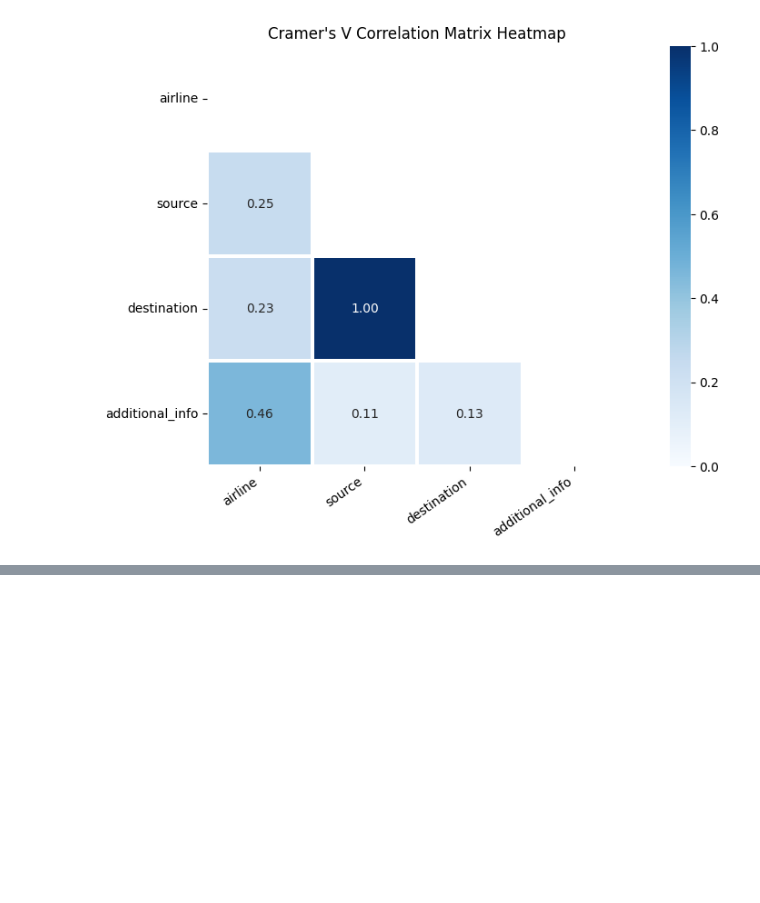
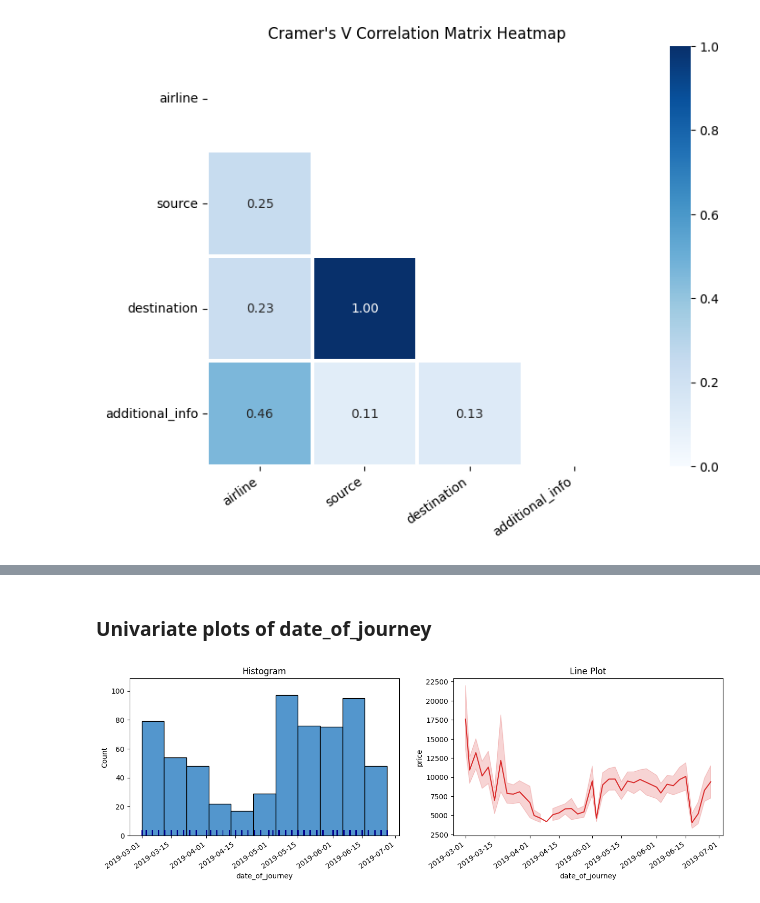
Before and after one commit to Vaibhav15032704/Sagemaker-Flight_Price_Prediction, a Jupyter notebook: notebooks/EDA.ipynb, the cells around one changed output, grey strips where cells are left out. Cells and saved outputs as stored; diff of their text form; code cells hidden in the pictures; blank space fills up the shorter version.

```diff
--- a/notebooks/EDA.ipynb
+++ b/notebooks/EDA.ipynb
@@ -161,0 +293,9 @@ eda_helper_functions.cramersV_heatmap(train)
+# %%
+eda_helper_functions.dt_univar_plots(
+    data=train,
+    var="date_of_journey",
+    target="price"
+)
+# %% [output]
+Univariate plots of date_of_journey
+[figure, added]
```
Also changed, not shown: parts of 33 cells of this notebook.
